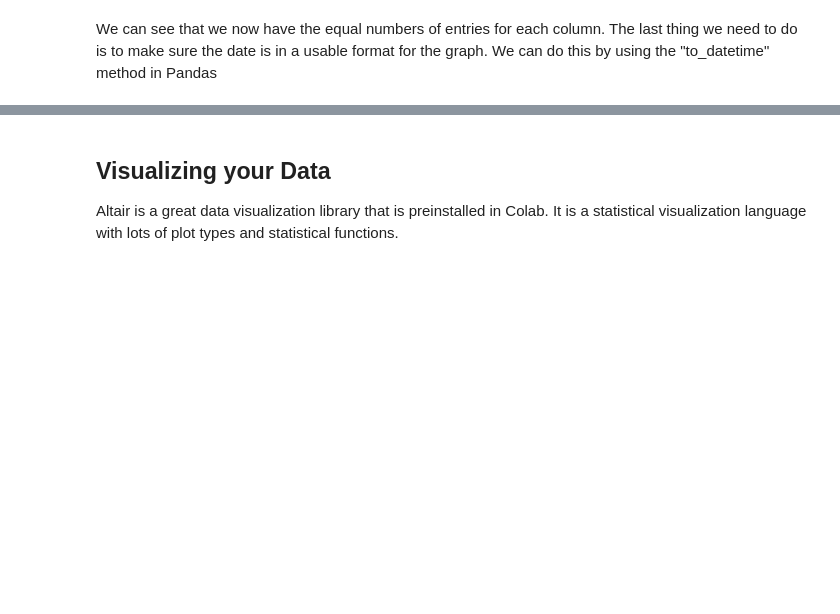
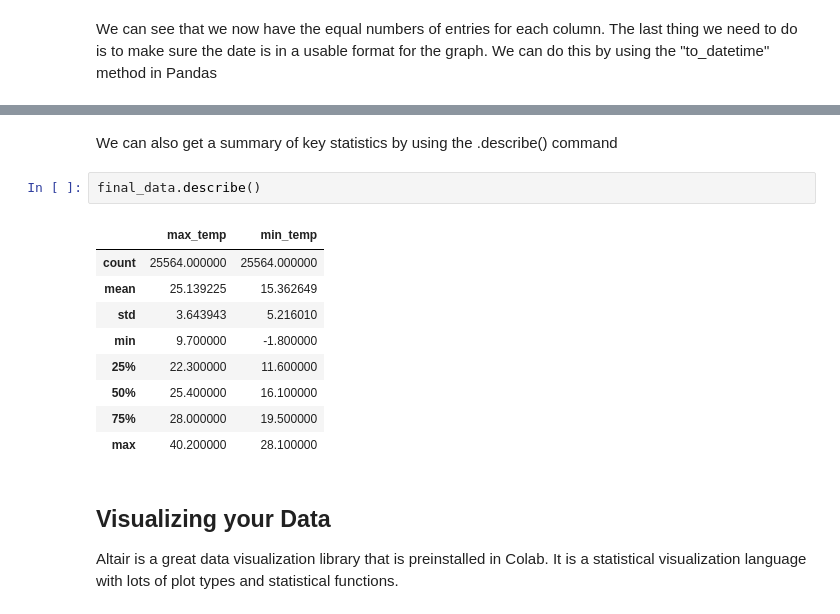
Before and after one commit to Doongka/GHDColabExamples, a Jupyter notebook: Visualising_Data.ipynb, the cells around one changed output, grey strips where cells are left out. Cells and saved outputs as stored; diff of their text form; blank space fills up the shorter version.

```diff
--- a/Visualising_Data.ipynb
+++ b/Visualising_Data.ipynb
@@ -140,3 +226,17 @@ final_data.tail()
+# %% [markdown]
+We can also get a summary of key statistics by using the .describe() command
+# %%
+final_data.describe()
+# %% [output]
+|  | max_temp | min_temp |
+| count | 25564.000000 | 25564.000000 |
+| mean | 25.139225 | 15.362649 |
+| std | 3.643943 | 5.216010 |
+| min | 9.700000 | -1.800000 |
+| 25% | 22.300000 | 11.600000 |
+| 50% | 25.400000 | 16.100000 |
+| 75% | 28.000000 | 19.500000 |
+| max | 40.200000 | 28.100000 |
 # %% [markdown]
 ## Visualizing your Data
 
```
Also changed, not shown: parts of 15 cells of this notebook.
